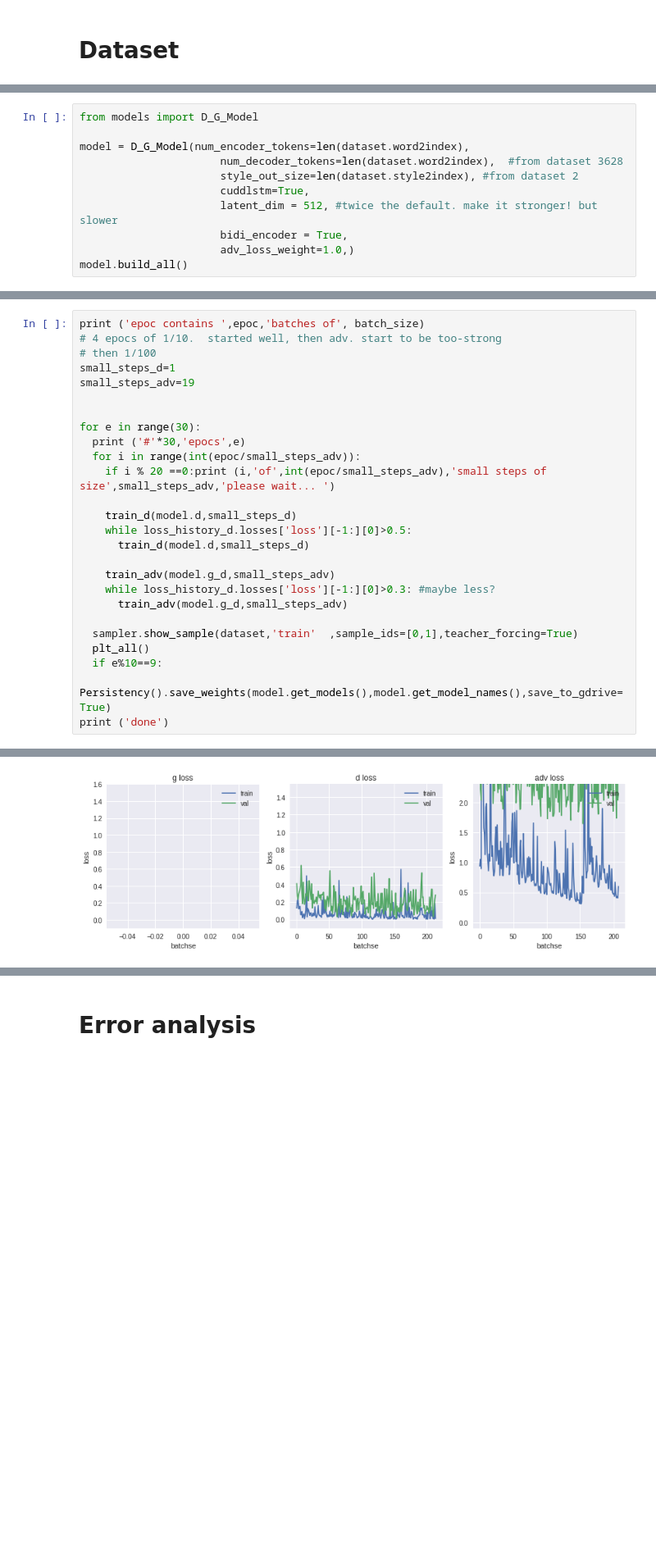
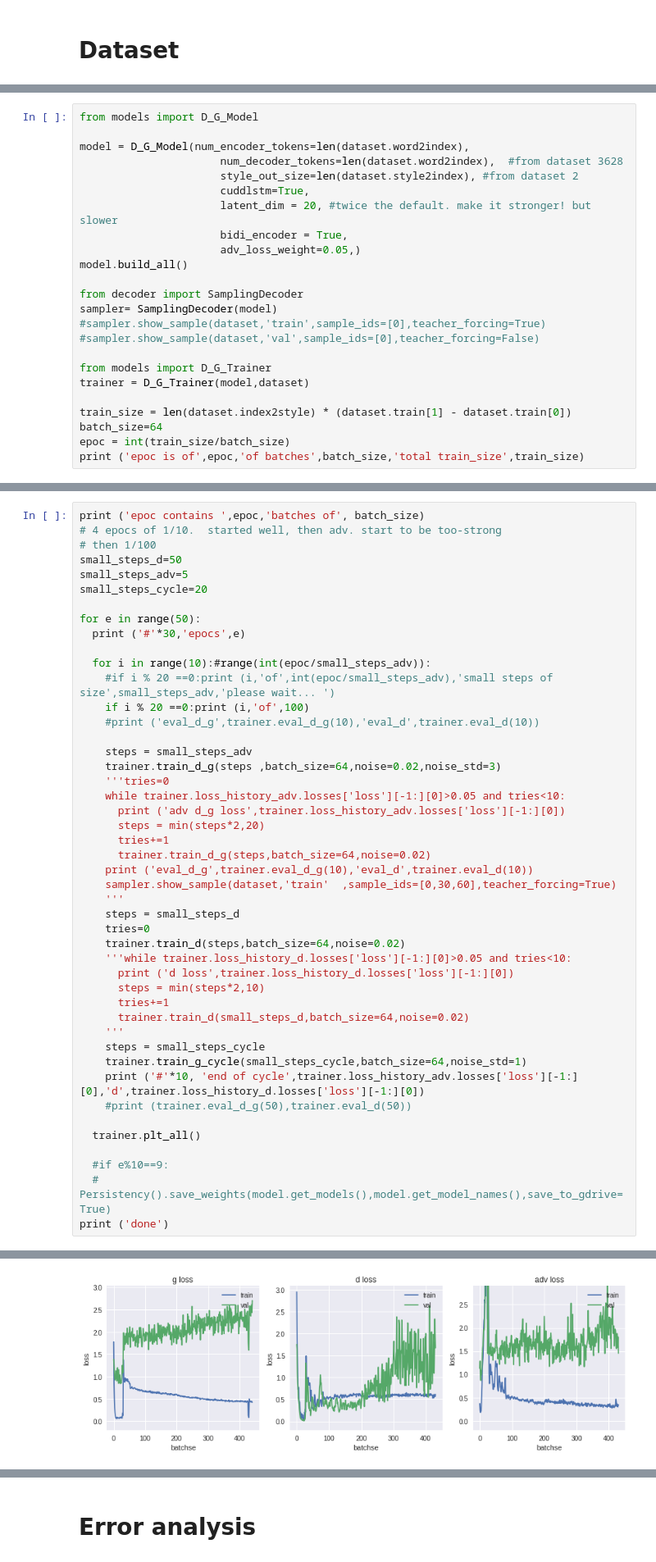
Before and after one commit to assaflehr/language-style-transfer, a Jupyter notebook: notebooks/keras_nlp.ipynb, the cells around one changed output, grey strips where cells are left out. Shown at 82% size. Cells and saved outputs as stored; diff of their text form; blank space fills up the shorter version.

```diff
--- a/notebooks/keras_nlp.ipynb
+++ b/notebooks/keras_nlp.ipynb
@@ -230,7 +59,20 @@ model = D_G_Model(num_encoder_tokens=len(dataset.word2index),
                       num_decoder_tokens=len(dataset.word2index),  #from dataset 3628
                       style_out_size=len(dataset.style2index), #from dataset 2
                       cuddlstm=True,
-                      latent_dim = 512, #twice the default. make it stronger! but slower
+                      latent_dim = 20, #twice the default. make it stronger! but slower
                       bidi_encoder = True,
-                      adv_loss_weight=1.0,)
+                      adv_loss_weight=0.05,)
 model.build_all()
+
+from decoder import SamplingDecoder
+sampler= SamplingDecoder(model)
+#sampler.show_sample(dataset,'train',sample_ids=[0],teacher_forcing=True)
+#sampler.show_sample(dataset,'val',sample_ids=[0],teacher_forcing=False)
+
+from models import D_G_Trainer
+trainer = D_G_Trainer(model,dataset)
+
+train_size = len(dataset.index2style) * (dataset.train[1] - dataset.train[0])
+batch_size=64
+epoc = int(train_size/batch_size)
+print ('epoc is of',epoc,'of batches',batch_size,'total train_size',train_size)
@@ -358,26 +205,46 @@ saving models/models_weights_2018-07-17_19-40-05.zip as id 1kxKYkP0iojqYZ6JY5kNv
 print ('epoc contains ',epoc,'batches of', batch_size)
 # 4 epocs of 1/10.  started well, then adv. start to be too-strong
 # then 1/100
-small_steps_d=1
-small_steps_adv=19
+small_steps_d=50
+small_steps_adv=5
+small_steps_cycle=20
 
+for e in range(50):
+  print ('#'*30,'epocs',e)
 
-for e in range(30):
-  print ('#'*30,'epocs',e)
-  for i in range(int(epoc/small_steps_adv)):
-    if i % 20 ==0:print (i,'of',int(epoc/small_steps_adv),'small steps of size',small_steps_adv,'please wait... ')
+  for i in range(10):#range(int(epoc/small_steps_adv)):
+    #if i % 20 ==0:print (i,'of',int(epoc/small_steps_adv),'small steps of size',small_steps_adv,'please wait... ')
+    if i % 20 ==0:print (i,'of',100)
+    #print ('eval_d_g',trainer.eval_d_g(10),'eval_d',trainer.eval_d(10))
 
-    train_d(model.d,small_steps_d)
-    while loss_history_d.losses['loss'][-1:][0]>0.5:
-      train_d(model.d,small_steps_d)
+    steps = small_steps_adv
+    trainer.train_d_g(steps ,batch_size=64,noise=0.02,noise_std=3)
+    '''tries=0
+    while trainer.loss_history_adv.losses['loss'][-1:][0]>0.05 and tries<10:
+      print ('adv d_g loss',trainer.loss_history_adv.losses['loss'][-1:][0])
+      steps = min(steps*2,20)
+      tries+=1
+      trainer.train_d_g(steps,batch_size=64,noise=0.02)
+    print ('eval_d_g',trainer.eval_d_g(10),'eval_d',trainer.eval_d(10))
+    sampler.show_sample(dataset,'train'  ,sample_ids=[0,30,60],teacher_forcing=True)
+    '''
+    steps = small_steps_d
+    tries=0
+    trainer.train_d(steps,batch_size=64,noise=0.02)
+    '''while trainer.loss_history_d.losses['loss'][-1:][0]>0.05 and tries<10:
+      print ('d loss',trainer.loss_history_d.losses['loss'][-1:][0])
+      steps = min(steps*2,10)
+      tries+=1
+      trainer.train_d(small_steps_d,batch_size=64,noise=0.02)
+    '''
+    steps = small_steps_cycle
+    trainer.train_g_cycle(small_steps_cycle,batch_size=64,noise_std=1)
+    print ('#'*10, 'end of cycle',trainer.loss_history_adv.losses['loss'][-1:][0],'d',trainer.loss_history_d.losses['loss'][-1:][0])
+    #print (trainer.eval_d_g(50),trainer.eval_d(50))
 
-    train_adv(model.g_d,small_steps_adv)
-    while loss_history_d.losses['loss'][-1:][0]>0.3: #maybe less?
-      train_adv(model.g_d,small_steps_adv)
+  trainer.plt_all()
 
-  sampler.show_sample(dataset,'train'  ,sample_ids=[0,1],teacher_forcing=True)
-  plt_all()
-  if e%10==9:
-    Persistency().save_weights(model.get_models(),model.get_model_names(),save_to_gdrive=True)
+  #if e%10==9:
+  #   Persistency().save_weights(model.get_models(),model.get_model_names(),save_to_gdrive=True)
 print ('done')
 # %% [output]
@@ -401,2 +268,2 @@ gold label     [<ylt>]: the earth hath <OOV> waste and void , and darkness is '
-[figure, old version]
+[figure, new version]
 ############################## epocs 1
```
Also changed, not shown: parts of 28 cells of this notebook.
